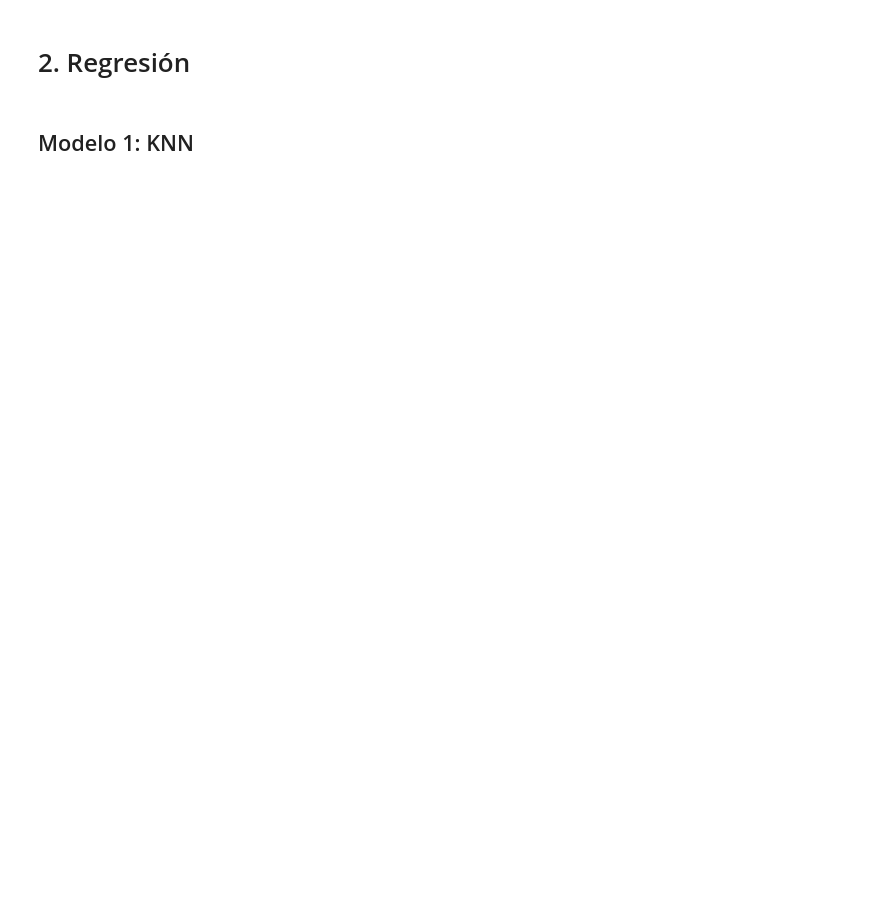
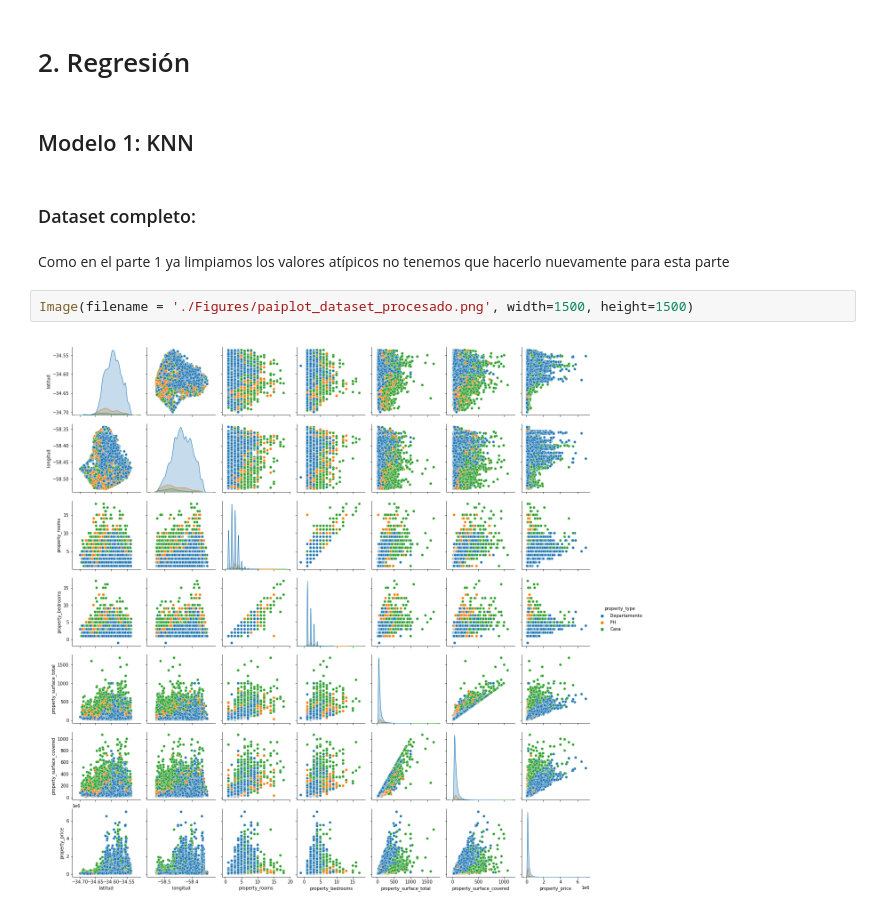
Before and after one commit to iankvdh/Organizacion-de-Datos-2C2022-GRUPO22, a Jupyter notebook: 7506R_TP1_GRUPO22_ENTREGA_REGRESION.ipynb, the cells around one changed output. Drawn from its saved outputs; the diff is of its cells as text; blank space fills up the shorter version.

```diff
--- a/7506R_TP1_GRUPO22_ENTREGA_REGRESION.ipynb
+++ b/7506R_TP1_GRUPO22_ENTREGA_REGRESION.ipynb
@@ -33,3 +39,11 @@ poly = gp.read_file(r'./Datasets/barrios_procesados.geojson')
 # 2. Regresión
 # %% [markdown]
 ## Modelo 1: KNN
+# %% [markdown]
+### Dataset completo:
+# %% [markdown]
+Como en el parte 1 ya limpiamos los valores atípicos no tenemos que hacerlo nuevamente para esta parte
+# %%
+Image(filename = './Figures/paiplot_dataset_procesado.png', width=1500, height=1500)
+# %% [output]
+[figure, added]
```
Also changed, not shown: parts of 36 cells of this notebook, 1 other file.
